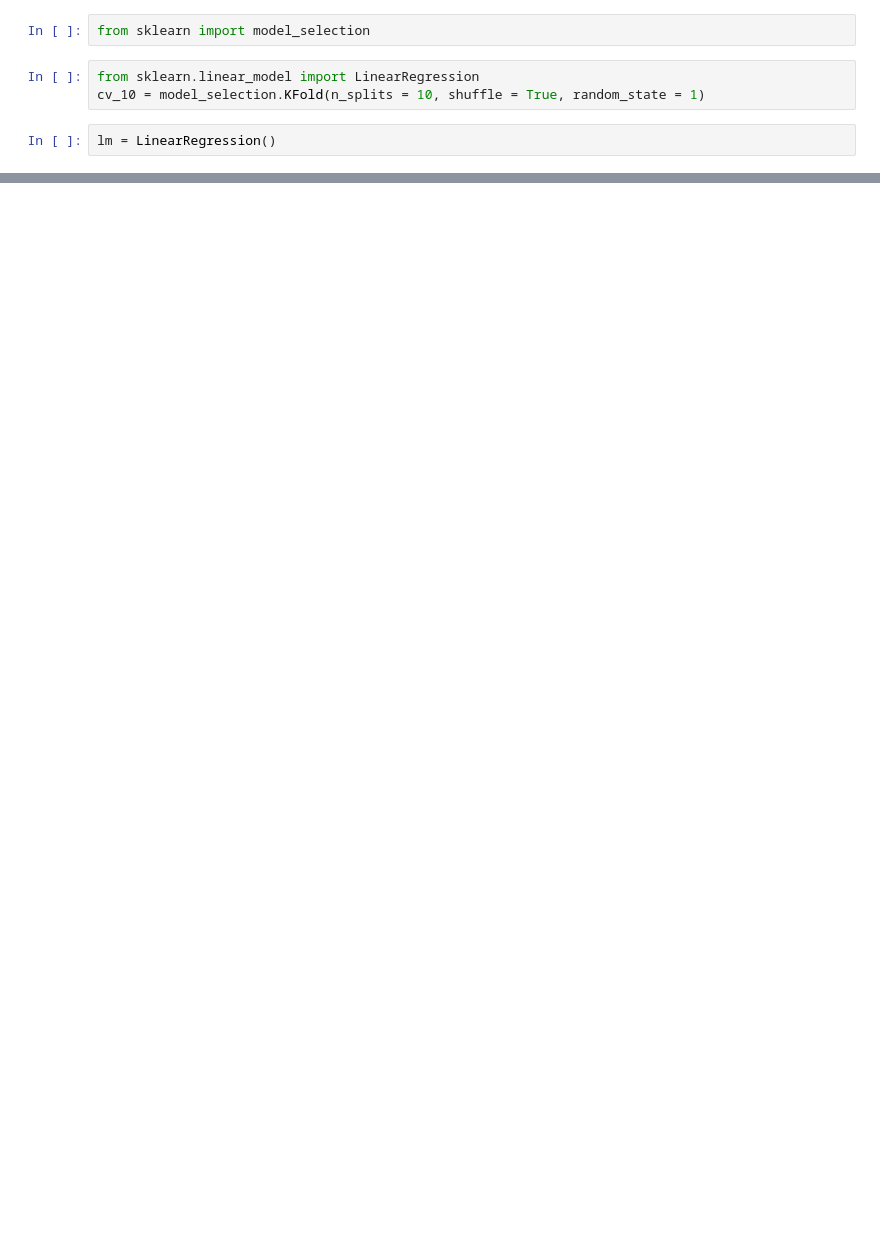
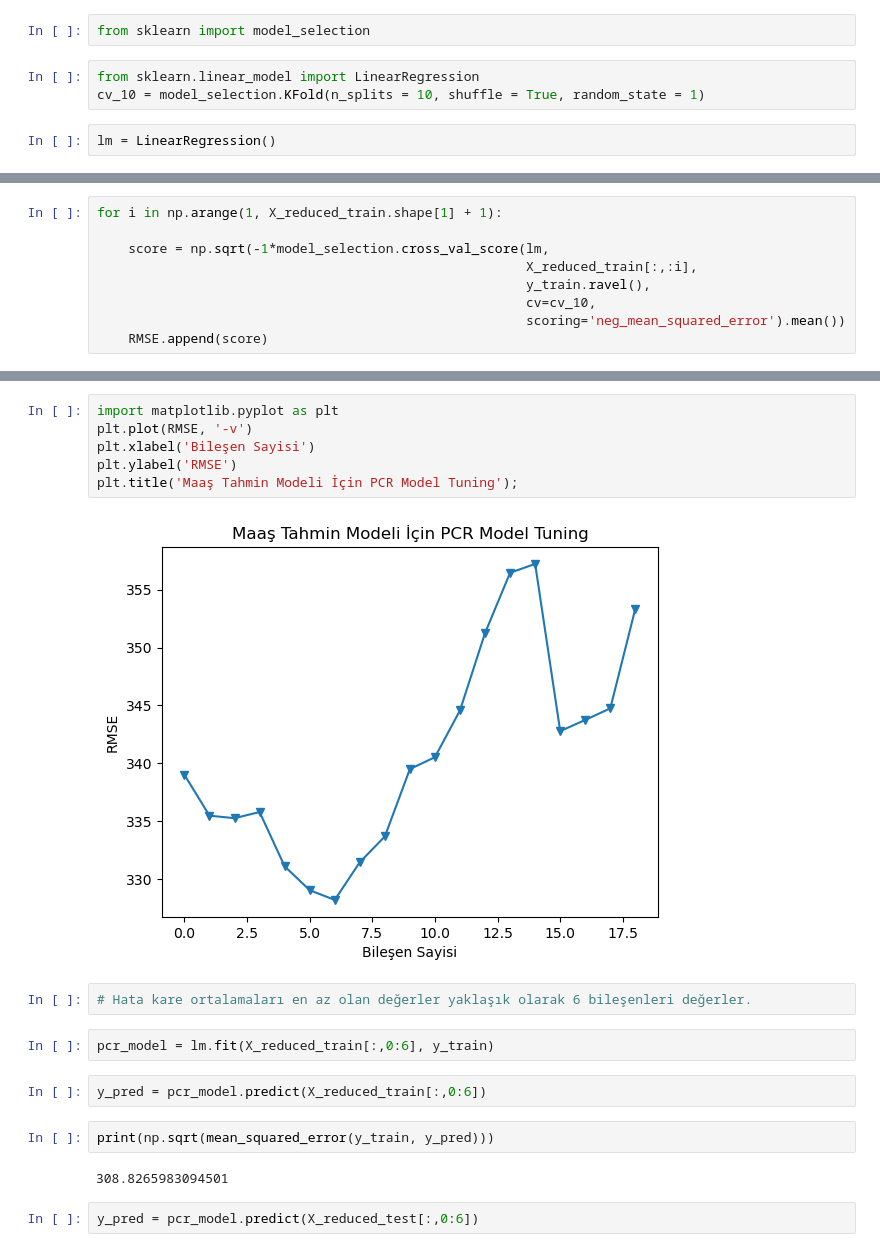
Before and after one commit to Alihanesentas/ML-Learning, a Jupyter notebook: LinearRegressionsandTheseCousins.ipynb, the cells around one changed output, grey strips where cells are left out. Saved outputs shown, nothing was run; the diff lists cells and outputs as text; blank space fills up the shorter version.

Commit message:
Tuning PCR

```diff
--- a/LinearRegressionsandTheseCousins.ipynb
+++ b/LinearRegressionsandTheseCousins.ipynb
@@ -743,0 +754,9 @@ RMSE =[]
+# %%
+for i in np.arange(1, X_reduced_train.shape[1] + 1):
+
+    score = np.sqrt(-1*model_selection.cross_val_score(lm,
+                                                       X_reduced_train[:,:i],
+                                                       y_train.ravel(),
+                                                       cv=cv_10,
+                                                       scoring='neg_mean_squared_error').mean())
+    RMSE.append(score)
@@ -743,0 +785,20 @@ RMSE =[]
+# %%
+import matplotlib.pyplot as plt
+plt.plot(RMSE, '-v')
+plt.xlabel('Bileşen Sayisi')
+plt.ylabel('RMSE')
+plt.title('Maaş Tahmin Modeli İçin PCR Model Tuning');
+# %% [output]
+[figure, added]
+# %%
+# Hata kare ortalamaları en az olan değerler yaklaşık olarak 6 bileşenleri değerler.
+# %%
+pcr_model = lm.fit(X_reduced_train[:,0:6], y_train)
+# %%
+y_pred = pcr_model.predict(X_reduced_train[:,0:6])
+# %%
+print(np.sqrt(mean_squared_error(y_train, y_pred)))
+# %% [output]
+308.8265983094501
+# %%
+y_pred = pcr_model.predict(X_reduced_test[:,0:6])
```
Also changed, not shown: parts of 6 cells of this notebook.
